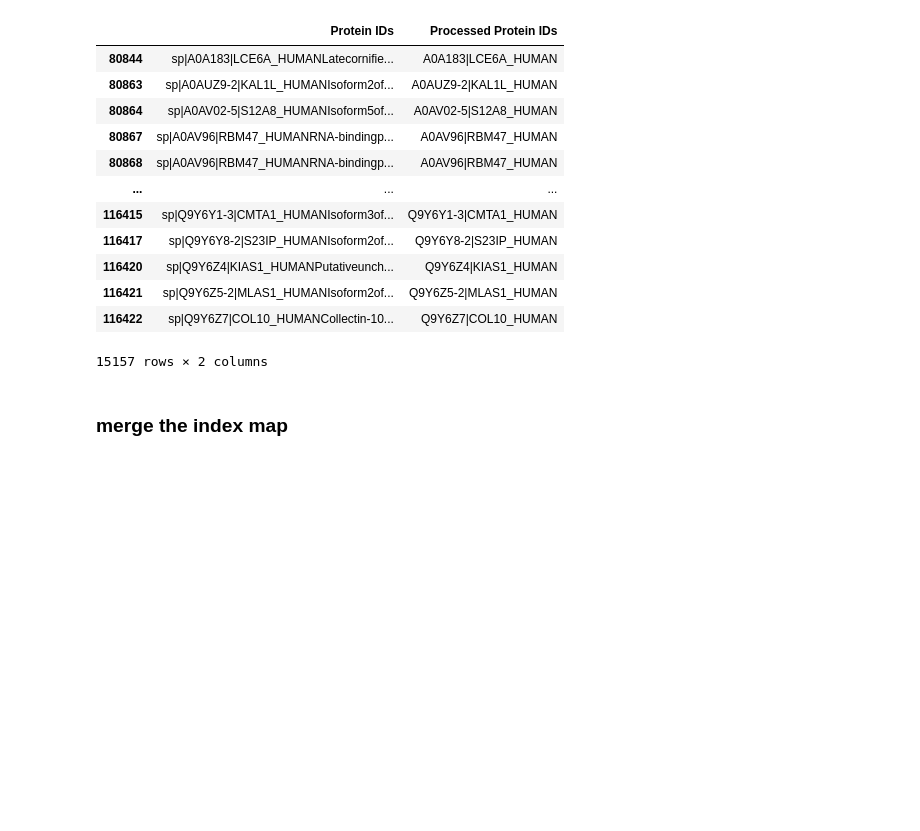
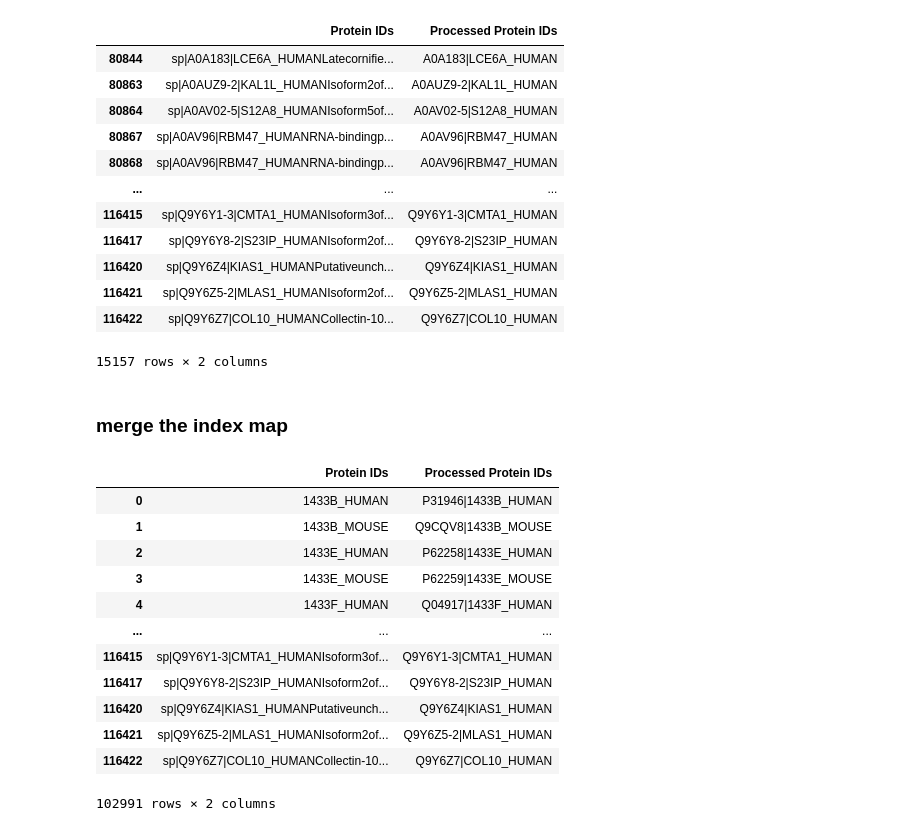
Before and after one commit to TaoYySC/SingleCellProteomics, a Jupyter notebook: map_protein_from_different_index.ipynb, the cells around one changed output. Drawn from its saved outputs; the diff is of its cells as text; code cells hidden in the pictures; blank space fills up the shorter version.

```diff
--- a/map_protein_from_different_index.ipynb
+++ b/map_protein_from_different_index.ipynb
@@ -156,6 +153,21 @@ long_long_name_index
 ### merge the index map
 # %%
 index_map = pd.concat([species_index,all_info_index,long_name_index,short_name_index,standard_index,isoform_index,long_long_name_index],axis=0)
-index_map.to_csv('map_result/index_map.csv')
+# index_map.to_csv('map_result/index_map_11.csv')
+index_map
+# %% [output]
+|  | Protein IDs | Processed Protein IDs |
+| 0 | 1433B_HUMAN | P31946|1433B_HUMAN |
+| 1 | 1433B_MOUSE | Q9CQV8|1433B_MOUSE |
+| 2 | 1433E_HUMAN | P62258|1433E_HUMAN |
+| 3 | 1433E_MOUSE | P62259|1433E_MOUSE |
+| 4 | 1433F_HUMAN | Q04917|1433F_HUMAN |
+| ... | ... | ... |
+| 116415 | sp|Q9Y6Y1-3|CMTA1_HUMANIsoform3of... | Q9Y6Y1-3|CMTA1_HUMAN |
+| 116417 | sp|Q9Y6Y8-2|S23IP_HUMANIsoform2of... | Q9Y6Y8-2|S23IP_HUMAN |
+| 116420 | sp|Q9Y6Z4|KIAS1_HUMANPutativeunch... | Q9Y6Z4|KIAS1_HUMAN |
+| 116421 | sp|Q9Y6Z5-2|MLAS1_HUMANIsoform2of... | Q9Y6Z5-2|MLAS1_HUMAN |
+| 116422 | sp|Q9Y6Z7|COL10_HUMANCollectin-10... | Q9Y6Z7|COL10_HUMAN |
+102991 rows × 2 columns
 # %%
 all_data = pd.read_csv('all_data_filtered.csv')
```
Also changed, not shown: parts of 9 cells of this notebook, 1 other file.
